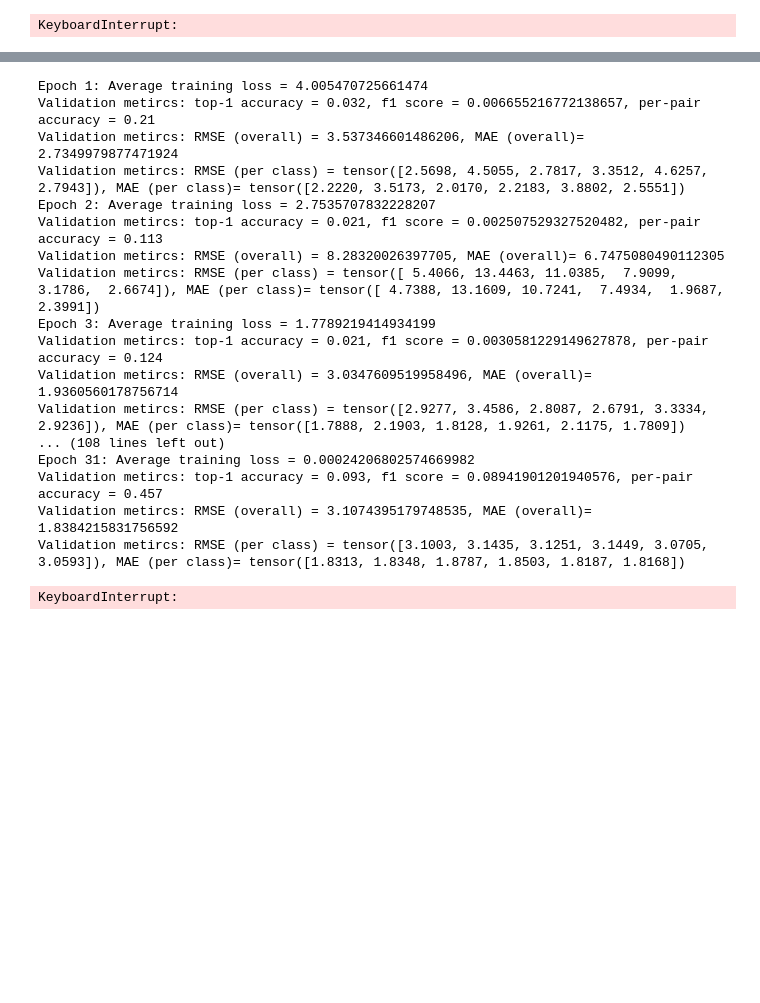
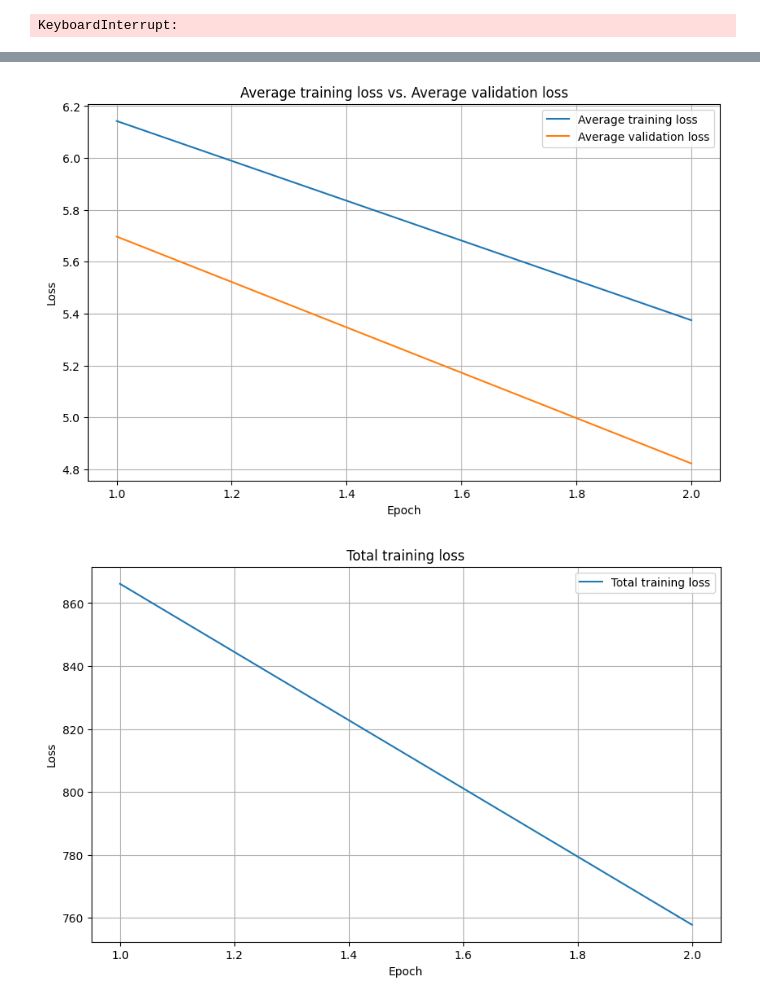
Before and after one commit to MichalSlowakiewicz/Deep-Neural-Network, a Jupyter notebook: hw_1_version_2.ipynb, the cells around one changed output, grey strips where cells are left out. Cells and saved outputs as stored; diff of their text form; code cells hidden in the pictures; blank space fills up the shorter version.

```diff
--- a/hw_1_version_2.ipynb
+++ b/hw_1_version_2.ipynb
@@ -1468,52 +909,14 @@ KeyboardInterrupt:
-# %%
-test_histories = {}
-
-# Experiment 1
-test_histories["multitask"] = run_training(lambda_cnt=1, mode="classification", n_epochs=100)
-# %% [output]
-Epoch 1: Average training loss = 4.005470725661474
-Validation metircs: top-1 accuracy = 0.032, f1 score = 0.006655216772138657, per-pair accuracy = 0.21
-Validation metircs: RMSE (overall) = 3.537346601486206, MAE (overall)= 2.7349979877471924
-Validation metircs: RMSE (per class) = tensor([2.5698, 4.5055, 2.7817, 3.3512, 4.6257, 2.7943]), MAE (per class)= tensor([2.2220, 3.5173, 2.0170, 2.2183, 3.8802, 2.5551])
-Epoch 2: Average training loss = 2.7535707832228207
-Validation metircs: top-1 accuracy = 0.021, f1 score = 0.002507529327520482, per-pair accuracy = 0.113
-Validation metircs: RMSE (overall) = 8.28320026397705, MAE (overall)= 6.7475080490112305
-Validation metircs: RMSE (per class) = tensor([ 5.4066, 13.4463, 11.0385,  7.9099,  3.1786,  2.6674]), MAE (per class)= tensor([ 4.7388, 13.1609, 10.7241,  7.4934,  1.9687,  2.3991])
-Epoch 3: Average training loss = 1.7789219414934199
-Validation metircs: top-1 accuracy = 0.021, f1 score = 0.0030581229149627878, per-pair accuracy = 0.124
-Validation metircs: RMSE (overall) = 3.0347609519958496, MAE (overall)= 1.9360560178756714
-Validation metircs: RMSE (per class) = tensor([2.9277, 3.4586, 2.8087, 2.6791, 3.3334, 2.9236]), MAE (per class)= tensor([1.7888, 2.1903, 1.8128, 1.9261, 2.1175, 1.7809])
-... (108 lines left out)
-Epoch 31: Average training loss = 0.00024206802574669982
-Validation metircs: top-1 accuracy = 0.093, f1 score = 0.08941901201940576, per-pair accuracy = 0.457
-Validation metircs: RMSE (overall) = 3.1074395179748535, MAE (overall)= 1.8384215831756592
-Validation metircs: RMSE (per class) = tensor([3.1003, 3.1435, 3.1251, 3.1449, 3.0705, 3.0593]), MAE (per class)= tensor([1.8313, 1.8348, 1.8787, 1.8503, 1.8187, 1.8168])
-KeyboardInterrupt:
 # %%
-# plots function
+# plots function for generating plots for single model
 
 def plot_results(history):
-
-
-  history['avg_train_loss'] = history_avg_train_loss
-  history['total_train_loss'] = history_total_train_loss
-  history['avg_validation_loss'] =  history_avg_validation_loss
-  history['total_validation_loss'] = history_total_validation_loss
-  history['validation_accuracy'] = history_validation_accuracy
-  history['validation_f1_score'] = history_validation_f1_score
-  history['validation_per_pair_accuracy'] = history_validation_per_pair_accuracy
-  history['validation_rmse']  = history_validation_rmse
-  history['validation_mae'] = history_validation_mae
-  history['validation_rmse_per_class'] = history_validation_rmse_per_class
-  history['validation_mae_per_class'] = history_validation_mae_per_class
-
-  total_epochs = len(history_avg_train_loss)
+  total_epochs = len(history['avg_train_loss'])
   x_axis = range(1, total_epochs + 1)
 
   # Plot 1 (Average training and validation loss)
   plt.figure(figsize = (10, 6))
-  plt.plot(x_axis, history_avg_train_loss, label = "Average training loss")
-  plt.plot(x_axis, history_avg_validation_loss, label = "Average validation loss")
+  plt.plot(x_axis, history['avg_train_loss'], label = "Average training loss")
+  plt.plot(x_axis, history['avg_validation_loss'], label = "Average validation loss")
   plt.title("Average training loss vs. Average validation loss")
   plt.xlabel("Epoch")
   plt.ylabel("Loss")
@@ -1523,7 +926,7 @@ def plot_results(history):
 
   # Plot 2 (Total training loss)
   plt.figure(figsize = (10, 6))
-  plt.plot(x_axis, history_total_train_loss, label = "Total training loss")
+  plt.plot(x_axis, history['total_train_loss'], label = "Total training loss")
   plt.title("Total training loss")
   plt.xlabel("Epoch")
   plt.ylabel("Loss")
@@ -1533,7 +936,7 @@ def plot_results(history):
 
   # Plot 3 (Total validation loss)
   plt.figure(figsize = (10, 6))
-  plt.plot(x_axis, history_total_validation_loss, color = "tab:orange", label = "Total validation loss")
+  plt.plot(x_axis, history['total_validation_loss'], color = "tab:orange", label = "Total validation loss")
   plt.title("Total validation loss")
   plt.xlabel("Epoch")
   plt.ylabel("Loss")
@@ -1543,7 +946,7 @@ def plot_results(history):
 
   # Plot 4 (Validation accuracy)
   plt.figure(figsize = (10, 6))
-  plt.plot(x_axis, history_validation_accuracy, color = "tab:orange", label = "Validation accuracy")
+  plt.plot(x_axis, history['validation_accuracy'], color = "tab:orange", label = "Validation accuracy")
   plt.title("Validation accuracy")
   plt.xlabel("Epoch")
   plt.ylabel("Accuracy")
@@ -1553,7 +956,7 @@ def plot_results(history):
 
   # Plot 5 (Validation f1 score)
   plt.figure(figsize = (10, 6))
-  plt.plot(x_axis, history_validation_f1_score, color = "tab:orange", label = "Validation F1-score")
+  plt.plot(x_axis, history['validation_f1_score'], color = "tab:orange", label = "Validation F1-score")
   plt.title("Validation F1-score")
   plt.xlabel("Epoch")
   plt.ylabel("F1-score")
@@ -1563,7 +966,7 @@ def plot_results(history):
 
   # Plot 6 (Validation per-pair accuracy)
   plt.figure(figsize = (10, 6))
-  plt.plot(x_axis, history_validation_per_pair_accuracy, color = "tab:orange", label = "Validation per-pair accuracy")
+  plt.plot(x_axis, history['validation_per_pair_accuracy'], color = "tab:orange", label = "Validation per-pair accuracy")
   plt.title("Validation per-pair accuracy")
   plt.xlabel("Epoch")
   plt.ylabel("Per-pair accuracy")
@@ -1573,7 +976,7 @@ def plot_results(history):
 
   # Plot 7 (Validation RMSE)
   plt.figure(figsize = (10, 6))
-  plt.plot(x_axis, history_validation_rmse, color = "tab:orange", label = "Validation RMSE")
+  plt.plot(x_axis, history['validation_rmse'], color = "tab:orange", label = "Validation RMSE")
   plt.title("Validation RMSE")
   plt.xlabel("Epoch")
   plt.ylabel("RMSE")
@@ -1583,10 +986,15 @@ def plot_results(history):
 
   # Plot 8 (Validation MAE)
   plt.figure(figsize = (10, 6))
-  plt.plot(x_axis, history_validation_mae, color = "tab:orange", label = "Validation MAE")
+  plt.plot(x_axis, history['validation_mae'], color = "tab:orange", label = "Validation MAE")
   plt.title("Validation MAE")
   plt.xlabel("Epoch")
   plt.ylabel("MAE")
   plt.legend()
   plt.grid(True)
   plt.show()
+# %%
+plot_results(test_histories['multitask'])
+# %% [output]
+[figure, added]
+[figure, added]
```
Also changed, not shown: parts of 22 cells of this notebook.
